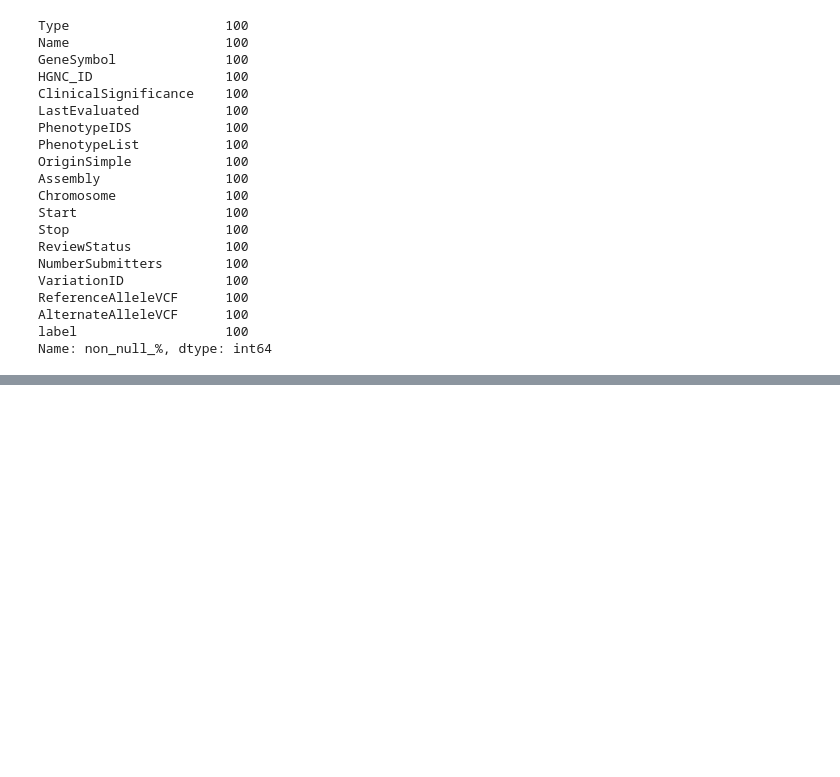
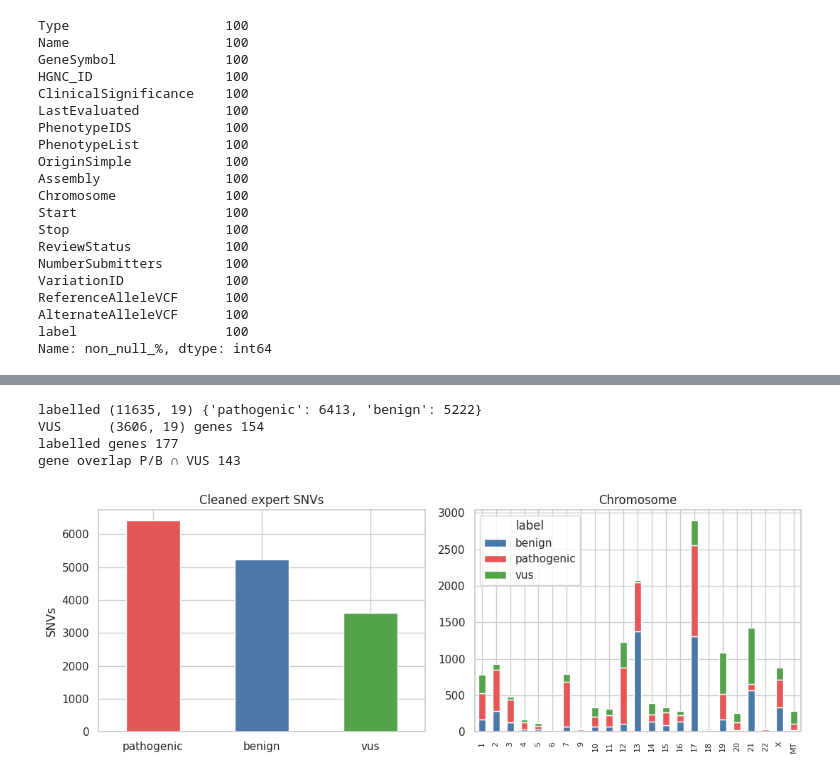
Before and after one commit to milisvitlica/clinvar-pathogenicity-classifier, a Jupyter notebook: notebooks/eda/clinvar_eda.ipynb, the cells around one changed output, grey strips where cells are left out. Saved outputs shown, nothing was run; the diff lists cells and outputs as text; code cells hidden in the pictures; blank space fills up the shorter version.

```diff
--- a/notebooks/eda/clinvar_eda.ipynb
+++ b/notebooks/eda/clinvar_eda.ipynb
@@ -13,6 +18,8 @@ import re
 load_dotenv()
 project_root = Path(os.environ["PROJECT_ROOT"])
 CLINVAR_PARQUET = project_root / "data/raw/clinvar_reliable_grch38.parquet"
+CLINVAR_CLEAN = project_root / "data/processed/clinvar_clean.parquet"
+CLINVAR_CLEAN_VUS = project_root / "data/processed/clinvar_clean_vus.parquet"
 # %%
 df = pd.read_parquet(CLINVAR_PARQUET)
 df.shape
@@ -204,0 +230,37 @@ Name: non_null_%, dtype: int64
+# %%
+df_clean = pd.read_parquet(CLINVAR_CLEAN)
+df_vus = pd.read_parquet(CLINVAR_CLEAN_VUS)
+pb = pd.concat(
+    [df_clean.assign(set="labelled P/B"), df_vus.assign(set="VUS")],
+    ignore_index=True,
+)
+print("labelled", df_clean.shape, df_clean["label"].value_counts().to_dict())
+print("VUS     ", df_vus.shape, "genes", df_vus["GeneSymbol"].astype(str).nunique())
+print("labelled genes", df_clean["GeneSymbol"].astype(str).nunique())
+print("gene overlap P/B ∩ VUS",
+      len(set(df_clean.GeneSymbol.astype(str)) & set(df_vus.GeneSymbol.astype(str))))
+
+fig, axes = plt.subplots(1, 2, figsize=(11, 4))
+pb["label"].value_counts().reindex(["pathogenic", "benign", "vus"]).plot(
+    kind="bar", ax=axes[0], color=["#e45756", "#4c78a8", "#54a24b"], rot=0,
+)
+axes[0].set_ylabel("SNVs")
+axes[0].set_title("Cleaned expert SNVs")
+axes[0].set_xlabel("")
+
+chrom_order = [str(c) for c in list(range(1, 23)) + ["X", "Y", "MT"]
+               if str(c) in set(pb["Chromosome"].astype(str))]
+ct = pd.crosstab(pb["Chromosome"].astype(str), pb["label"]).reindex(chrom_order)
+ct.plot(kind="bar", stacked=True, ax=axes[1],
+        color={"pathogenic": "#e45756", "benign": "#4c78a8", "vus": "#54a24b"})
+axes[1].set_title("Chromosome")
+axes[1].set_xlabel("")
+axes[1].tick_params(axis="x", labelsize=8)
+plt.tight_layout()
+plt.show()
+# %% [output]
+labelled (11635, 19) {'pathogenic': 6413, 'benign': 5222}
+VUS      (3606, 19) genes 154
+labelled genes 177
+gene overlap P/B ∩ VUS 143
+[figure, added]
```
Also changed, not shown: parts of 5 cells of this notebook, 3 other files.
